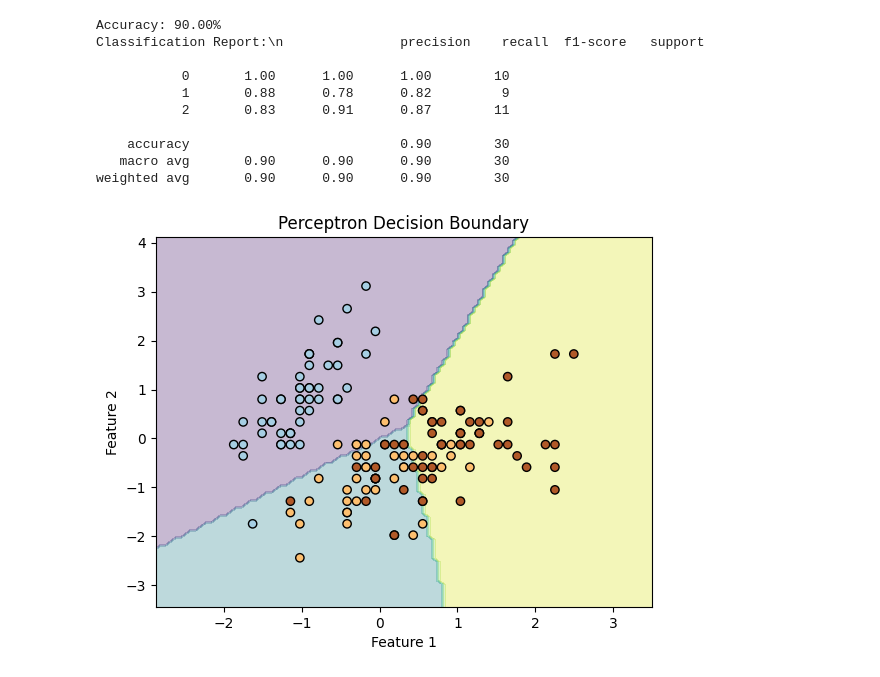
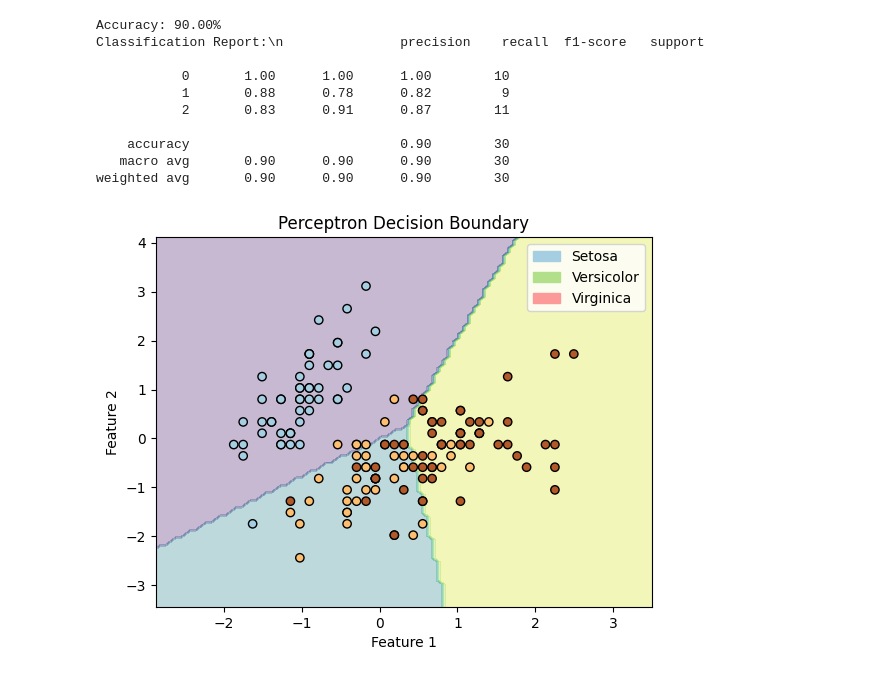
Before and after one commit to Rahamatunnisa1121/ML-Algorithms, a Jupyter notebook: Perceptron.ipynb, the cells around one changed output. Saved outputs shown, nothing was run; the diff lists cells and outputs as text; code cells hidden in the pictures.

```diff
--- a/Perceptron.ipynb
+++ b/Perceptron.ipynb
@@ -69,19 +69,32 @@ Classification Report:\n               precision    recall  f1-score   support
    macro avg       0.90      0.90      0.90        30
 weighted avg       0.90      0.90      0.90        30
 # %%
-#Step-8 Visualization
+import matplotlib.patches as mpatches
+
+# Step-8 Visualization
 def plot_decision_boundary(X, y, model):
     x_min, x_max = X[:, 0].min() - 1, X[:, 0].max() + 1
     y_min, y_max = X[:, 1].min() - 1, X[:, 1].max() + 1
     xx, yy = np.meshgrid(np.linspace(x_min, x_max, 100), np.linspace(y_min, y_max, 100))
+
     Z = model.predict(np.c_[xx.ravel(), yy.ravel()]).reshape(xx.shape)
     plt.contourf(xx, yy, Z, alpha=0.3)
-    plt.scatter(X[:, 0], X[:, 1], c=y, edgecolor='k', cmap=plt.cm.Paired)
+
+    scatter = plt.scatter(X[:, 0], X[:, 1], c=y, edgecolor='k', cmap=plt.cm.Paired)
+
+    # Create a legend
+    legend_labels = ['Setosa', 'Versicolor', 'Virginica']
+    unique_labels = np.unique(y)
+    colors = [plt.cm.Paired(i * 2) for i in unique_labels]  # Get colors from cmap
+    patches = [mpatches.Patch(color=colors[i], label=legend_labels[i]) for i in range(len(unique_labels))]
+
+    plt.legend(handles=patches, loc='upper right')  # Set legend position
+
     plt.xlabel('Feature 1')
     plt.ylabel('Feature 2')
     plt.title('Perceptron Decision Boundary')
     plt.show()
 
 plot_decision_boundary(X, y, perceptron)
 # %% [output]
-[figure, old version]
+[figure, new version]
```
